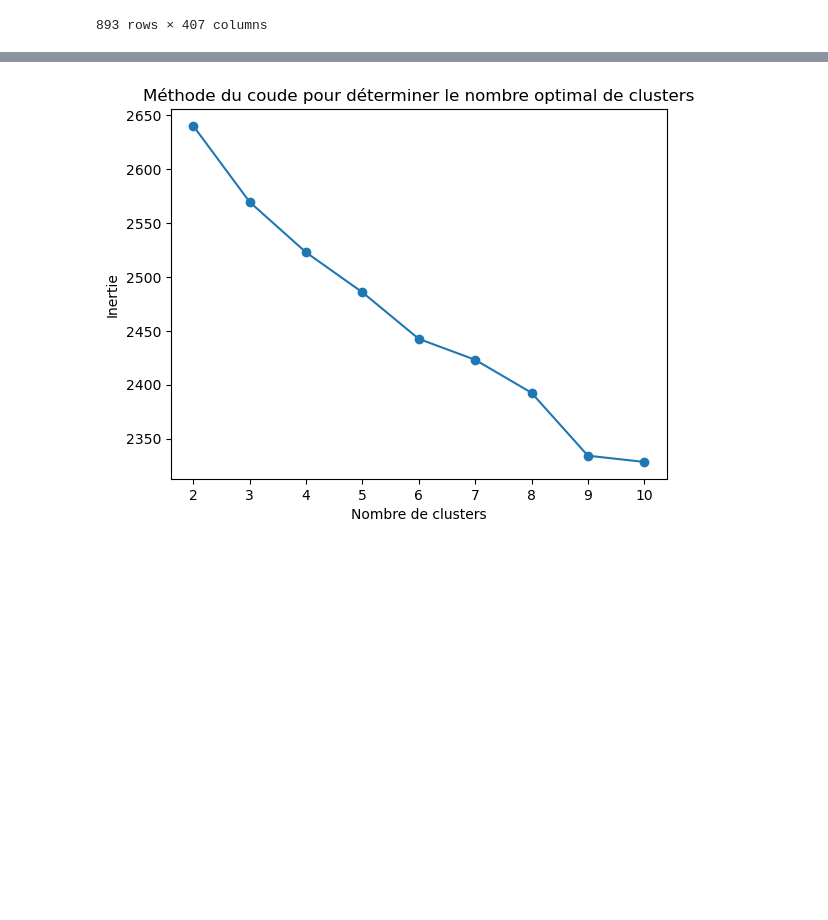
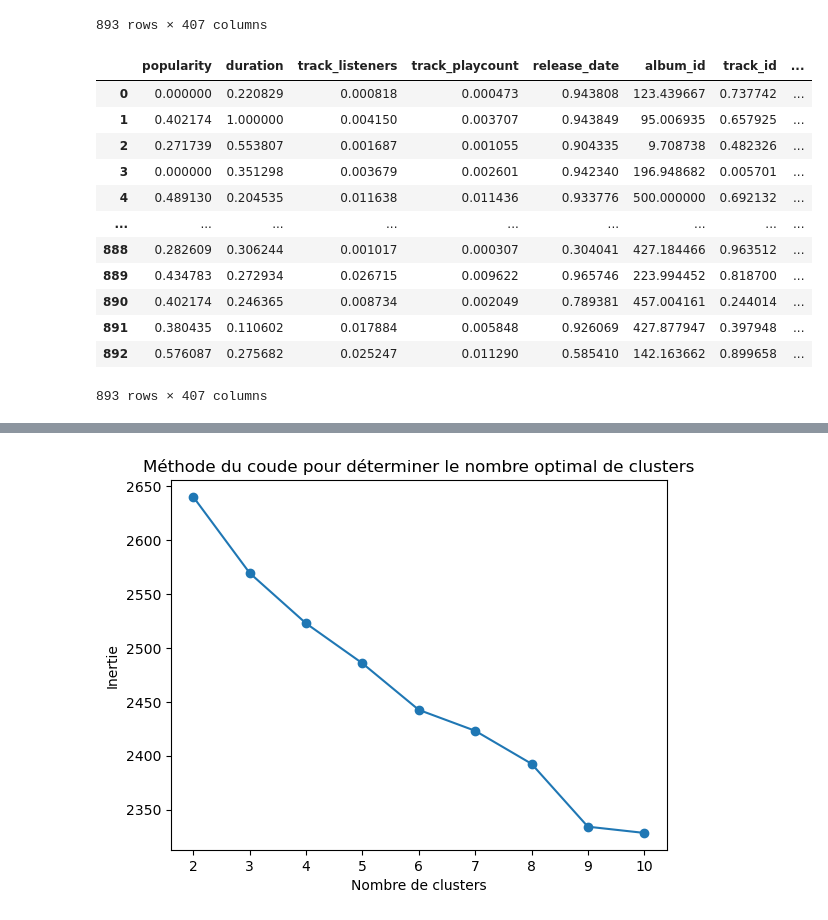
Before and after one commit to killian-bchr/data_science_projects, a Jupyter notebook: drafts/music_recommendation.ipynb, the cells around one changed output, grey strips where cells are left out. Saved outputs shown, nothing was run; the diff lists cells and outputs as text; code cells hidden in the pictures; blank space fills up the shorter version.

```diff
--- a/spotify_project/spotify_project.ipynb
+++ b/drafts/music_recommendation.ipynb
@@ -69,6 +66,23 @@ dataset_vect
 | 891 | 35 | 133.666 | 33199 | 139633 | 7370.0 | 617 | 349 | ... |
 | 892 | 53 | 197.706 | 46867 | 269543 | -984.0 | 205 | 789 | ... |
 893 rows × 407 columns
+# %%
+dataset_scaled = spotify.scale_and_weight(dataset_vect, weights={'album_id':500, 'album_artists_id': 1000, 'track_tags':20}, n_components=100)
+dataset_scaled
+# %% [output]
+|  | popularity | duration | track_listeners | track_playcount | release_date | album_id | track_id | ... |
+| 0 | 0.000000 | 0.220829 | 0.000818 | 0.000473 | 0.943808 | 123.439667 | 0.737742 | ... |
+| 1 | 0.402174 | 1.000000 | 0.004150 | 0.003707 | 0.943849 | 95.006935 | 0.657925 | ... |
+| 2 | 0.271739 | 0.553807 | 0.001687 | 0.001055 | 0.904335 | 9.708738 | 0.482326 | ... |
+| 3 | 0.000000 | 0.351298 | 0.003679 | 0.002601 | 0.942340 | 196.948682 | 0.005701 | ... |
+| 4 | 0.489130 | 0.204535 | 0.011638 | 0.011436 | 0.933776 | 500.000000 | 0.692132 | ... |
+| ... | ... | ... | ... | ... | ... | ... | ... | ... |
+| 888 | 0.282609 | 0.306244 | 0.001017 | 0.000307 | 0.304041 | 427.184466 | 0.963512 | ... |
+| 889 | 0.434783 | 0.272934 | 0.026715 | 0.009622 | 0.965746 | 223.994452 | 0.818700 | ... |
+| 890 | 0.402174 | 0.246365 | 0.008734 | 0.002049 | 0.789381 | 457.004161 | 0.244014 | ... |
+| 891 | 0.380435 | 0.110602 | 0.017884 | 0.005848 | 0.926069 | 427.877947 | 0.397948 | ... |
+| 892 | 0.576087 | 0.275682 | 0.025247 | 0.011290 | 0.585410 | 142.163662 | 0.899658 | ... |
+893 rows × 407 columns
 # %%
 dataset_scaled = spotify.scale_and_weight(dataset_vect, weighted_features=['track_listeners', 'tracks_playcount', 'popularity', 'duration', 'release_date', 'album_id', 'track_tags', 'similar_artists', 'track_artists_id', 'album_artists_id'], weights=[0, 0, 0.5, 0.2, 400, 10000, 50000, 10000, 150000, 15000], n_components=100)
 dataset_scaled
```
Also changed, not shown: parts of 3 cells of this notebook, 13 other files.
